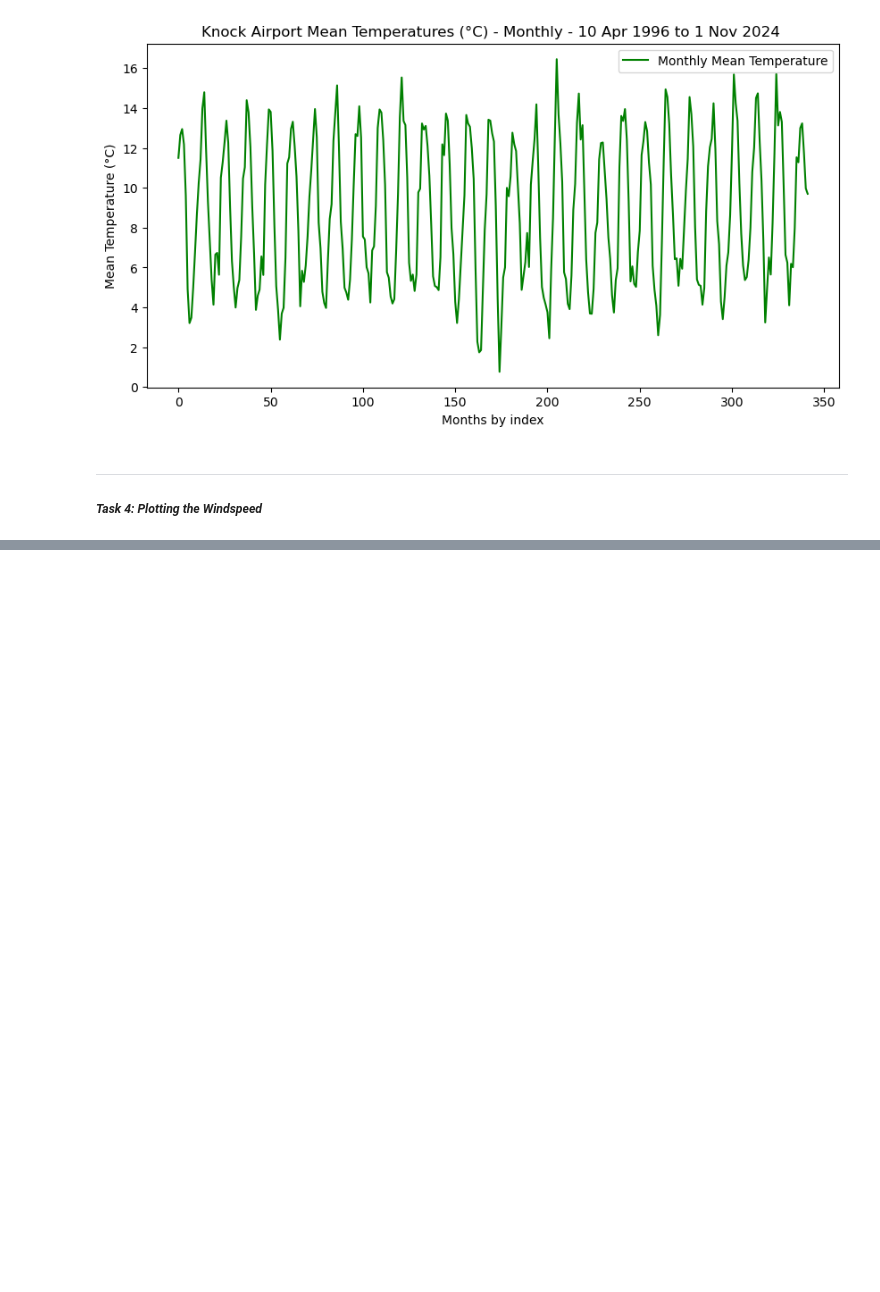
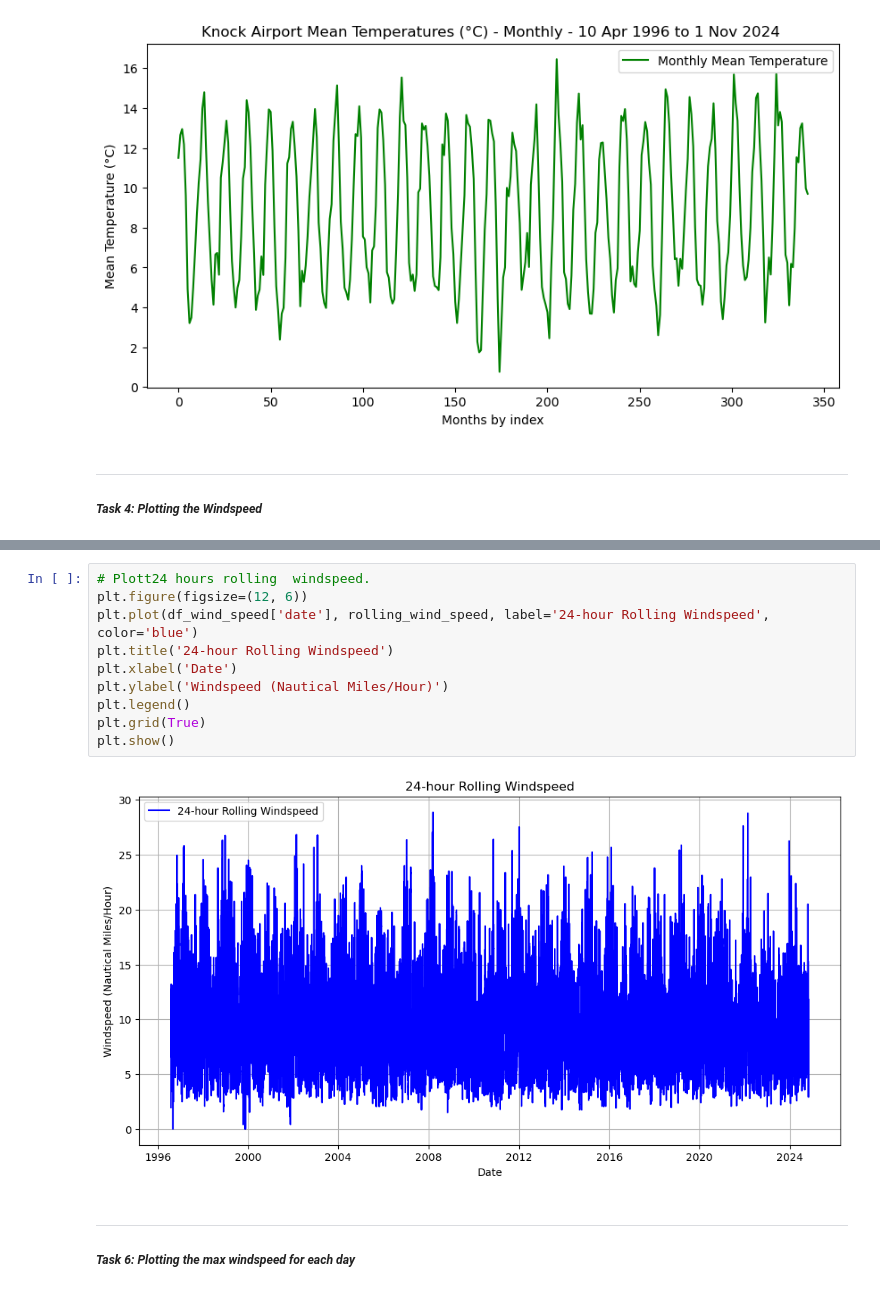
Before and after one commit to ermelinda-q/PFDA, a Jupyter notebook: assignments/assignment_6_weather.ipynb, the cells around one changed output, grey strips where cells are left out. Cells and saved outputs as stored; diff of their text form; blank space fills up the shorter version.

```diff
--- a/assignments/assignment_6_weather.ipynb
+++ b/assignments/assignment_6_weather.ipynb
@@ -177,0 +222,15 @@ plt.show()
+# %%
+# Plott24 hours rolling  windspeed.
+plt.figure(figsize=(12, 6))
+plt.plot(df_wind_speed['date'], rolling_wind_speed, label='24-hour Rolling Windspeed', color='blue')
+plt.title('24-hour Rolling Windspeed')
+plt.xlabel('Date')
+plt.ylabel('Windspeed (Nautical Miles/Hour)')
+plt.legend()
+plt.grid(True)
+plt.show()
+# %% [output]
+[figure, added]
+# %% [markdown]
+***
+##### _Task 6: Plotting the max windspeed for each day_
```
Also changed, not shown: parts of 5 cells of this notebook.
